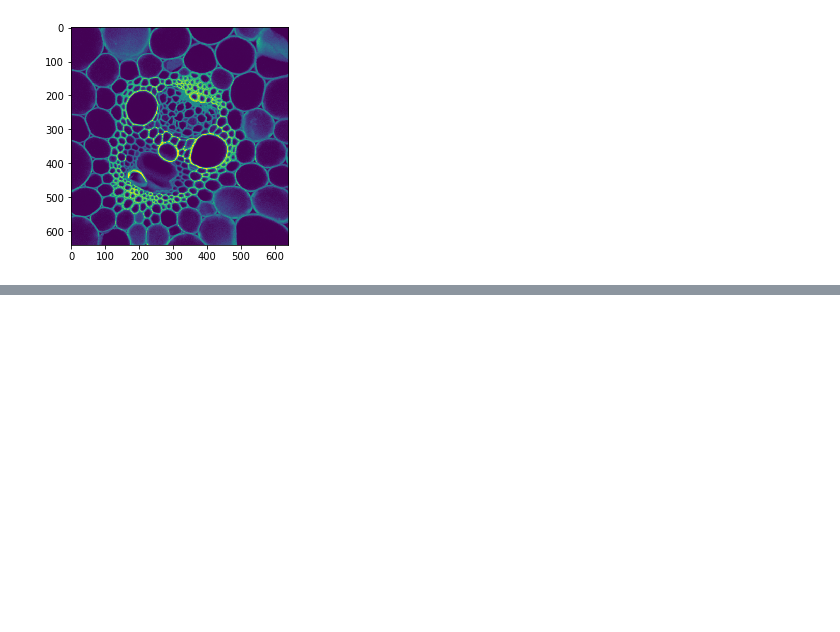
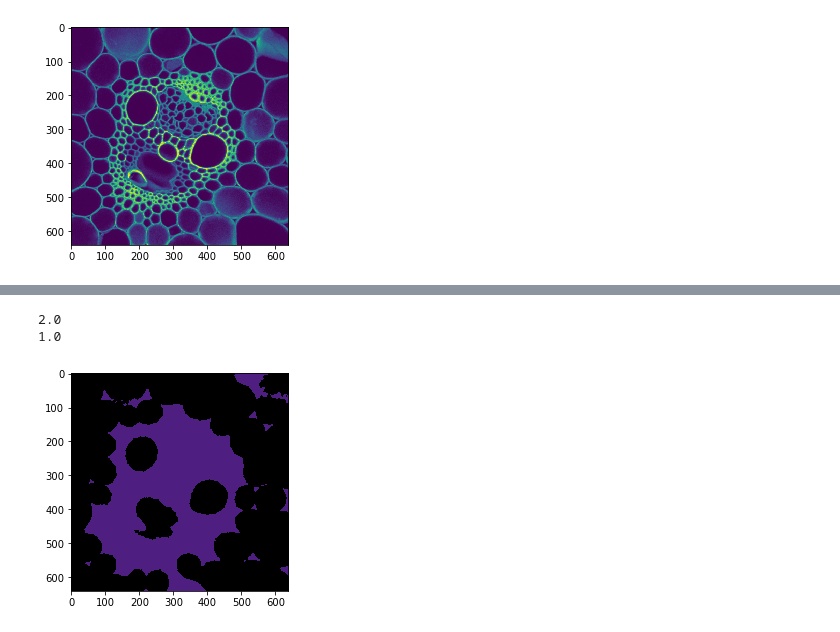
Before and after one commit to haesleinhuepf/apoc, a Jupyter notebook: demo/cell_classification.ipynb, the cells around one changed output, grey strips where cells are left out. Drawn from its saved outputs; the diff is of its cells as text; code cells hidden in the pictures; blank space fills up the shorter version.

```diff
--- a/demo/cell_classification.ipynb
+++ b/demo/cell_classification.ipynb
@@ -51,8 +38,20 @@ cle.imshow(annotation, labels=True)
 # %%
-from apoc import ObjectClassifier
-
 features = 'area,touching_neighbor_count,average_distance_of_touching_neighbors,average_distance_of_n_nearest_neighbors=1,average_distance_of_n_nearest_neighbors=6,average_distance_of_n_nearest_neighbors=10'
 
-classifier = ObjectClassifier("maize_clsm.model.cl")
+cl_filename = "maize_clsm.model.cl"
+apoc.erase_classifier(cl_filename)
+classifier = apoc.ObjectClassifier(cl_filename)
 classifier.train(features, extended_labels, annotation, image)
+
+# apply classifier
+result = classifier.predict(labels=extended_labels, image=image)
+
+print(result.max())
+print(result.min())
+
+cle.imshow(result, labels=True)
+# %% [output]
+2.0
+1.0
+[figure, added]
 # %%
```
Also changed, not shown: parts of 7 cells of this notebook, 2 other files.
